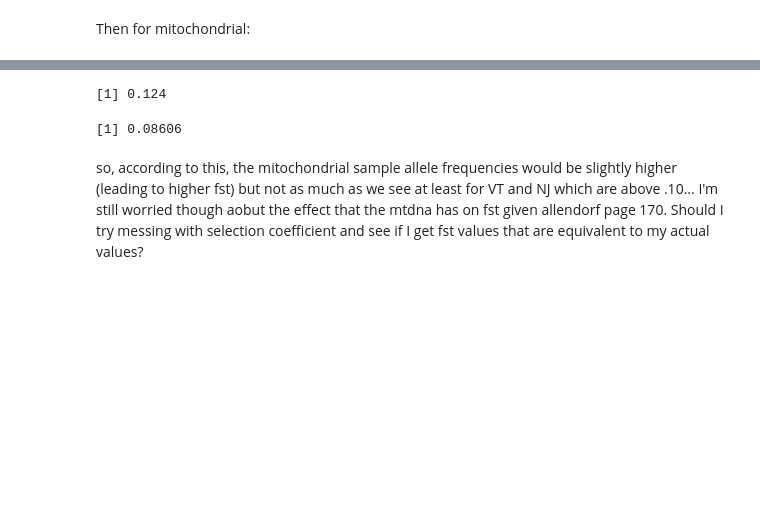
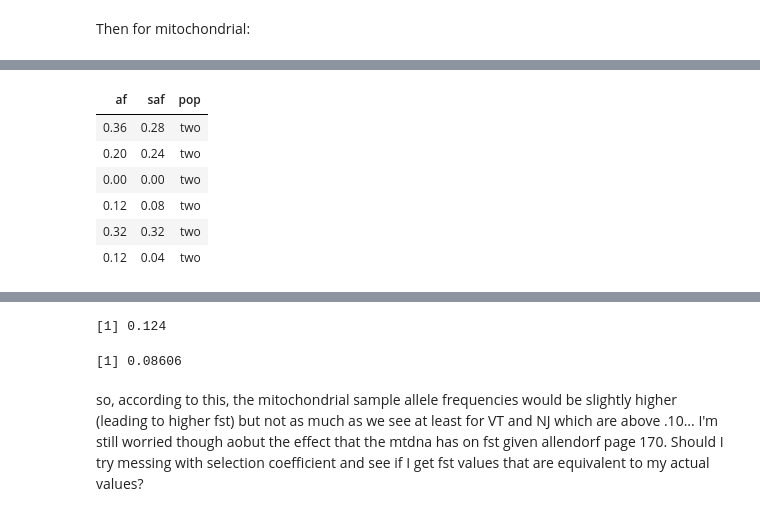
Before and after one commit to sagw/WNS_WGS, a Jupyter notebook: All_FST_plots.ipynb, the cells around one changed output, grey strips where cells are left out. Drawn from its saved outputs; the diff is of its cells as text; code cells hidden in the pictures; blank space fills up the shorter version.

```diff
--- a/All_FST_plots.ipynb
+++ b/All_FST_plots.ipynb
@@ -311,0 +342,10 @@ sims2$difffreq=abs(sims2$f1-sims2$f2)
+# %%
+head(f2)
+# %% [output]
+| af | saf | pop |
+| 0.36 | 0.28 | two |
+| 0.20 | 0.24 | two |
+| 0.00 | 0.00 | two |
+| 0.12 | 0.08 | two |
+| 0.32 | 0.32 | two |
+| 0.12 | 0.04 | two |
```
Also changed, not shown: parts of 17 cells of this notebook.
